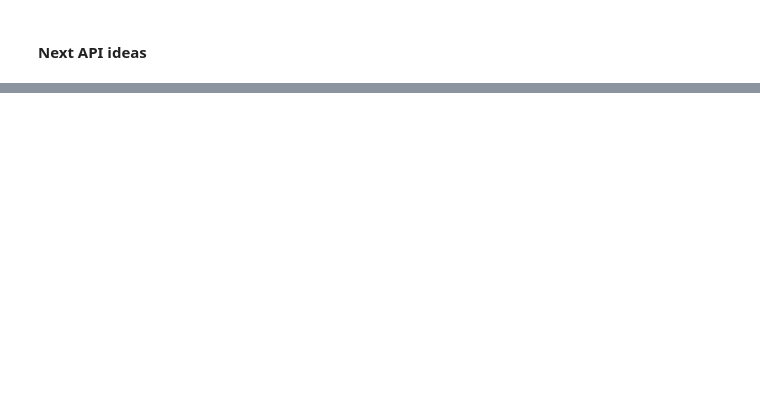
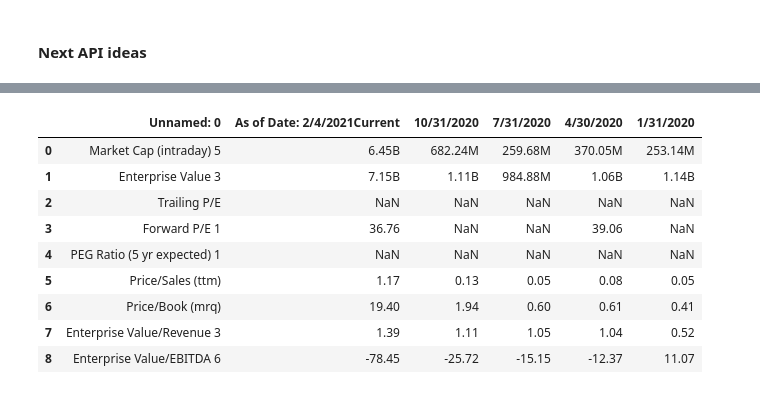
Before and after one commit to The-Short-Squeeze/GameStop-Data, a Jupyter notebook: gme-yfinance.ipynb, the cells around one changed output, grey strips where cells are left out. Saved outputs shown, nothing was run; the diff lists cells and outputs as text; code cells hidden in the pictures; blank space fills up the shorter version.

```diff
--- a/gme-yfinance.ipynb
+++ b/gme-yfinance.ipynb
@@ -280,0 +426,13 @@ gme.calendar
+# %%
+y_f.get_stats_valuation(ticker)
+# %% [output]
+|  | Unnamed: 0 | As of Date: 2/4/2021Current | 10/31/2020 | 7/31/2020 | 4/30/2020 | 1/31/2020 |
+| 0 | Market Cap (intraday) 5 | 6.45B | 682.24M | 259.68M | 370.05M | 253.14M |
+| 1 | Enterprise Value 3 | 7.15B | 1.11B | 984.88M | 1.06B | 1.14B |
+| 2 | Trailing P/E | NaN | NaN | NaN | NaN | NaN |
+| 3 | Forward P/E 1 | 36.76 | NaN | NaN | 39.06 | NaN |
+| 4 | PEG Ratio (5 yr expected) 1 | NaN | NaN | NaN | NaN | NaN |
+| 5 | Price/Sales (ttm) | 1.17 | 0.13 | 0.05 | 0.08 | 0.05 |
+| 6 | Price/Book (mrq) | 19.40 | 1.94 | 0.60 | 0.61 | 0.41 |
+| 7 | Enterprise Value/Revenue 3 | 1.39 | 1.11 | 1.05 | 1.04 | 0.52 |
+| 8 | Enterprise Value/EBITDA 6 | -78.45 | -25.72 | -15.15 | -12.37 | 11.07 |
```
Also changed, not shown: parts of 23 cells of this notebook.
